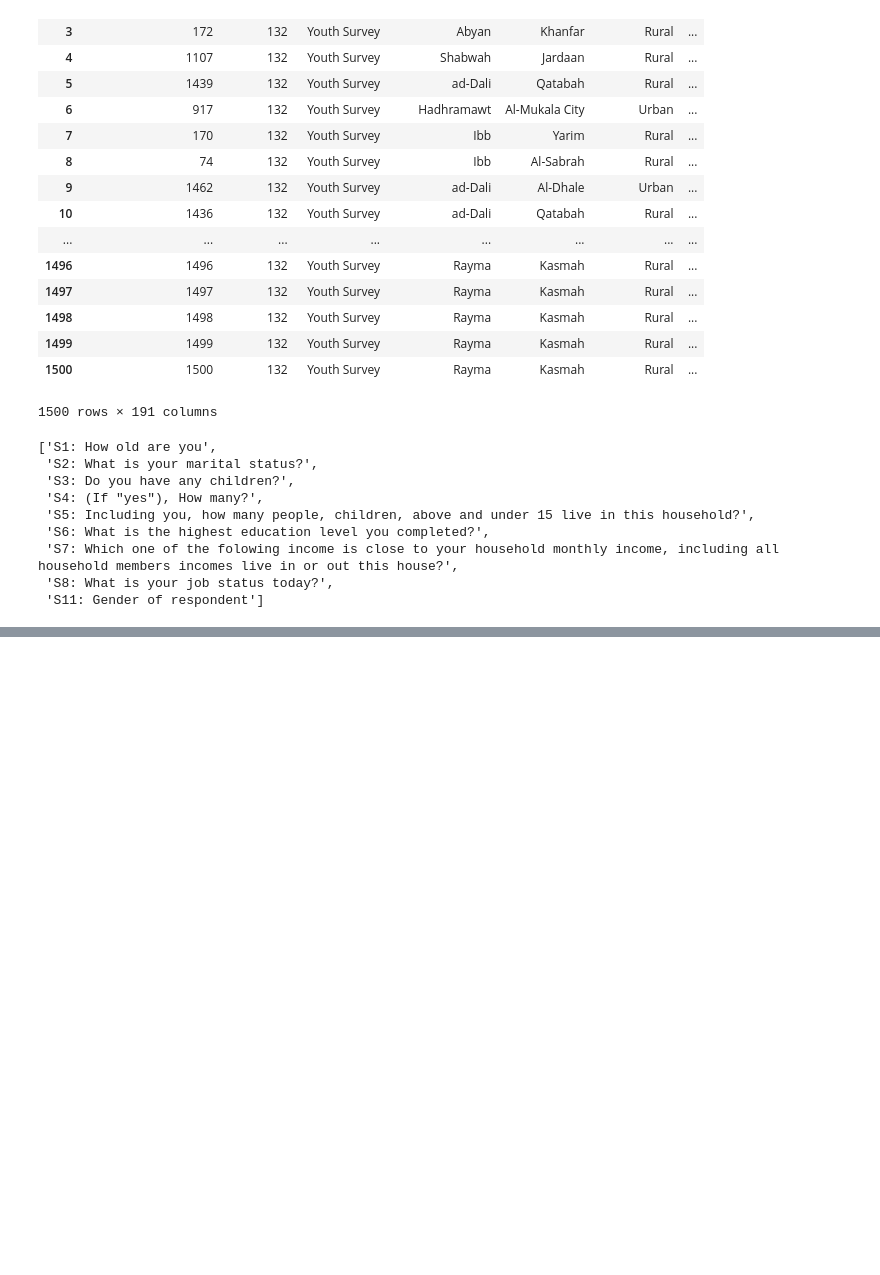
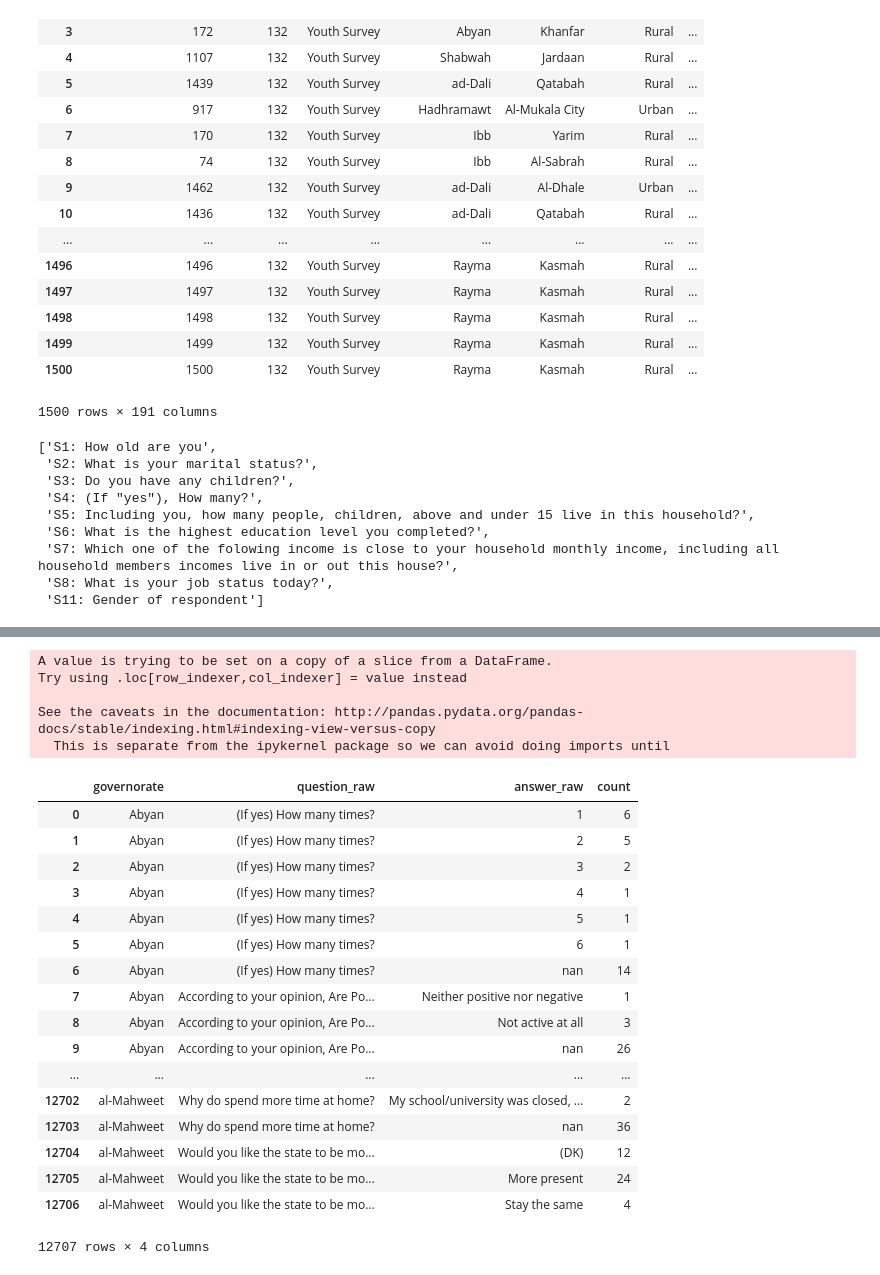
Before and after one commit to cmcenaney/ypc-data, a Jupyter notebook: 1_initial.ipynb, the cells around one changed output, grey strips where cells are left out. Saved outputs shown, nothing was run; the diff lists cells and outputs as text; code cells hidden in the pictures; blank space fills up the shorter version.

```diff
--- a/1_initial.ipynb
+++ b/1_initial.ipynb
@@ -123,0 +113,30 @@ df_formatted.to_csv('formatted.csv')
+# %%
+# governorate > question > answer
+df_gov_q_a = df_formatted[['governorate', 'question_raw', 'answer_raw']]
+df_gov_q_a['count'] = ''
+df_gov_q_a = df_gov_q_a.groupby(['governorate', 'question_raw', 'answer_raw']).count().reset_index()
+df_gov_q_a.sort_values(['governorate', 'question_raw'])
+# %% [output]
+A value is trying to be set on a copy of a slice from a DataFrame.
+Try using .loc[row_indexer,col_indexer] = value instead
+
+See the caveats in the documentation: http://pandas.pydata.org/pandas-docs/stable/indexing.html#indexing-view-versus-copy
+  This is separate from the ipykernel package so we can avoid doing imports until
+|  | governorate | question_raw | answer_raw | count |
+| 0 | Abyan | (If yes) How many times? | 1 | 6 |
+| 1 | Abyan | (If yes) How many times? | 2 | 5 |
+| 2 | Abyan | (If yes) How many times? | 3 | 2 |
+| 3 | Abyan | (If yes) How many times? | 4 | 1 |
+| 4 | Abyan | (If yes) How many times? | 5 | 1 |
+| 5 | Abyan | (If yes) How many times? | 6 | 1 |
+| 6 | Abyan | (If yes) How many times? | nan | 14 |
+| 7 | Abyan | According to your opinion, Are Po... | Neither positive nor negative | 1 |
+| 8 | Abyan | According to your opinion, Are Po... | Not active at all | 3 |
+| 9 | Abyan | According to your opinion, Are Po... | nan | 26 |
+| ... | ... | ... | ... | ... |
+| 12702 | al-Mahweet | Why do spend more time at home? | My school/university was closed, ... | 2 |
+| 12703 | al-Mahweet | Why do spend more time at home? | nan | 36 |
+| 12704 | al-Mahweet | Would you like the state to be mo... | (DK) | 12 |
+| 12705 | al-Mahweet | Would you like the state to be mo... | More present | 24 |
+| 12706 | al-Mahweet | Would you like the state to be mo... | Stay the same | 4 |
+12707 rows × 4 columns
```
Also changed, not shown: parts of 3 cells of this notebook.
